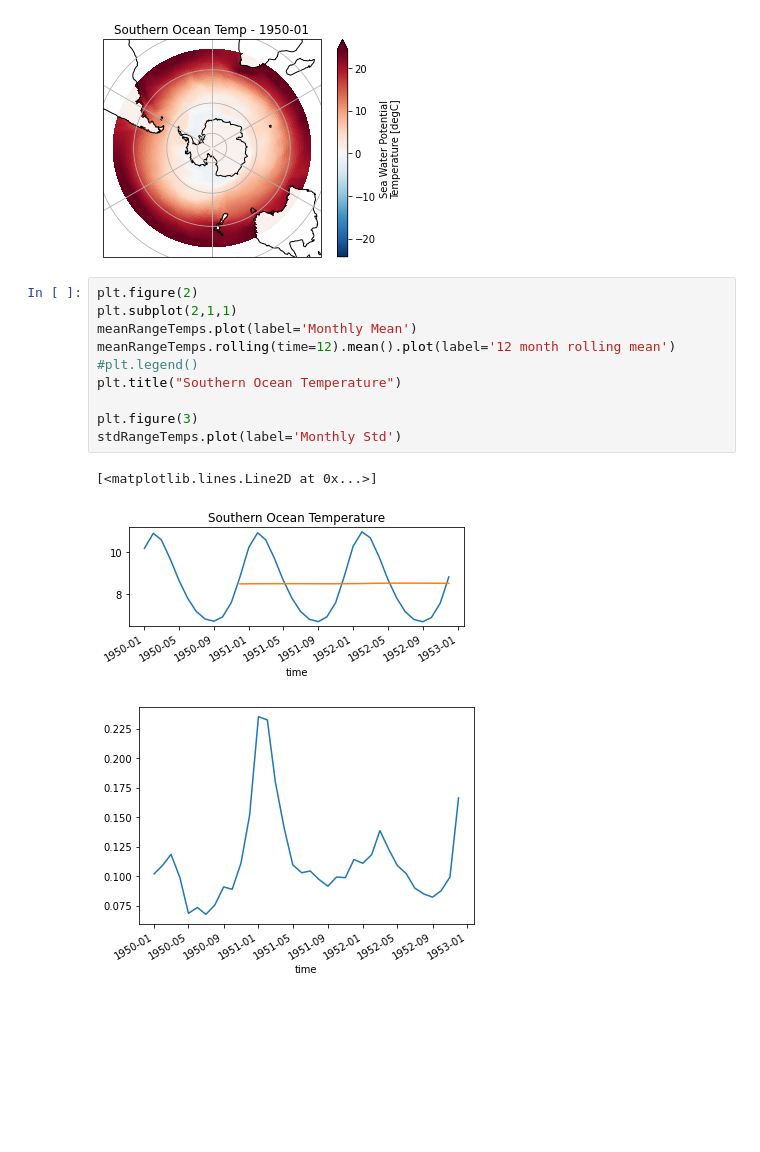
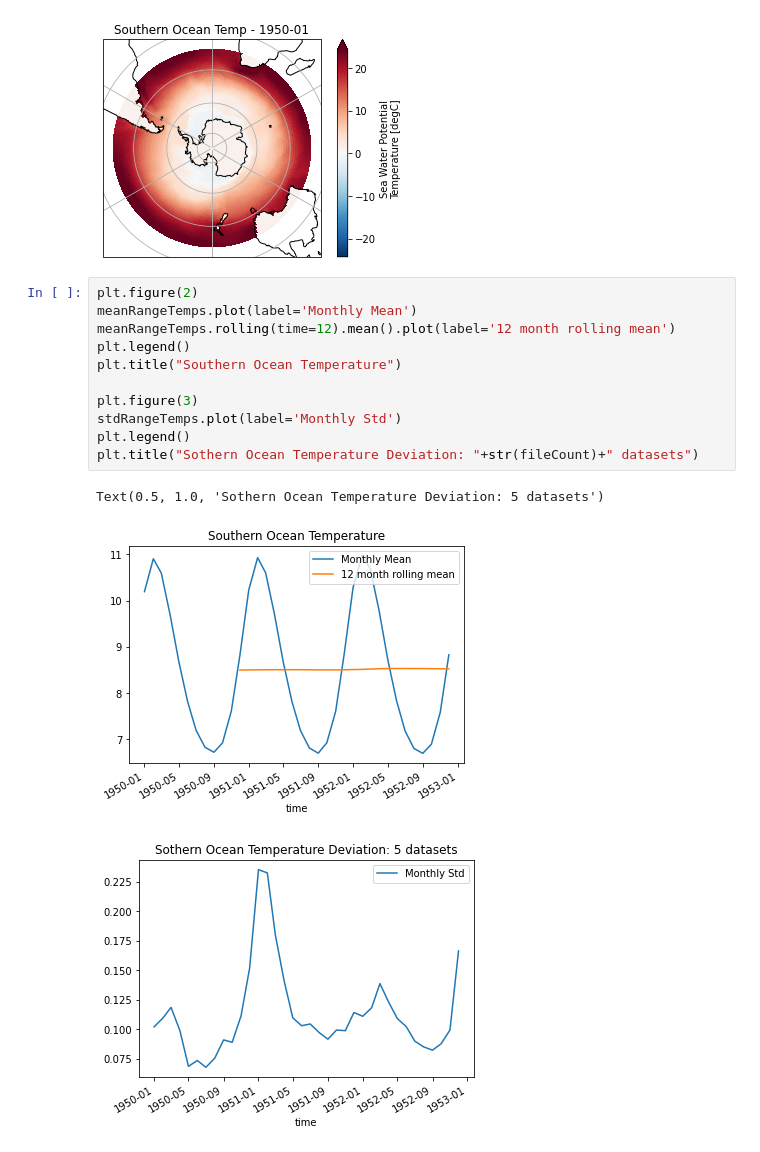
Before and after one commit to el1247/BAS_AI4ER_SAM, a Jupyter notebook: notebooks/exploratory/1.2_el_ESM3Analysis.ipynb, the cells around one changed output. Drawn from its saved outputs; the diff is of its cells as text; blank space fills up the shorter version.

Commit message:
Function implementation for ESM3 analysis
Added function to reduce number of cells required to plot graphs.

```diff
--- a/notebooks/exploratory/1.2_el_ESM3Analysis.ipynb
+++ b/notebooks/exploratory/1.2_el_ESM3Analysis.ipynb
@@ -305,15 +275,16 @@ Average Ocean temperature for presented data: 10.11 Celsius
 [figure]
 # %%
 plt.figure(2)
-plt.subplot(2,1,1)
 meanRangeTemps.plot(label='Monthly Mean')
 meanRangeTemps.rolling(time=12).mean().plot(label='12 month rolling mean')
-#plt.legend()
+plt.legend()
 plt.title("Southern Ocean Temperature")
 
 plt.figure(3)
 stdRangeTemps.plot(label='Monthly Std')
+plt.legend()
+plt.title("Sothern Ocean Temperature Deviation: "+str(fileCount)+" datasets")
 # %% [output]
-[<matplotlib.lines.Line2D at 0x...>]
+Text(0.5, 1.0, 'Sothern Ocean Temperature Deviation: 5 datasets')
-[figure, old version]
+[figure, new version]
-[figure, old version]
+[figure, new version]
```
Also changed, not shown: parts of 3 cells of this notebook, 1 other file.
